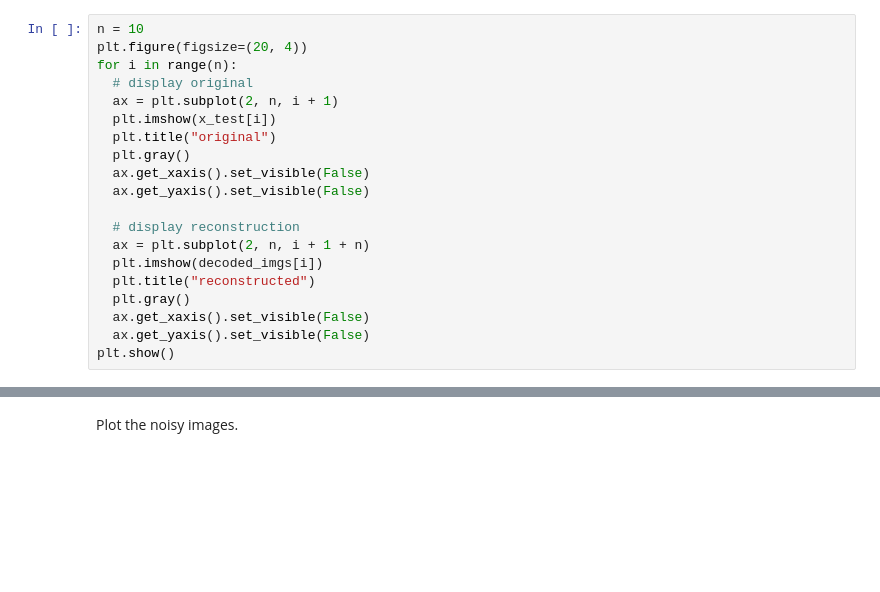
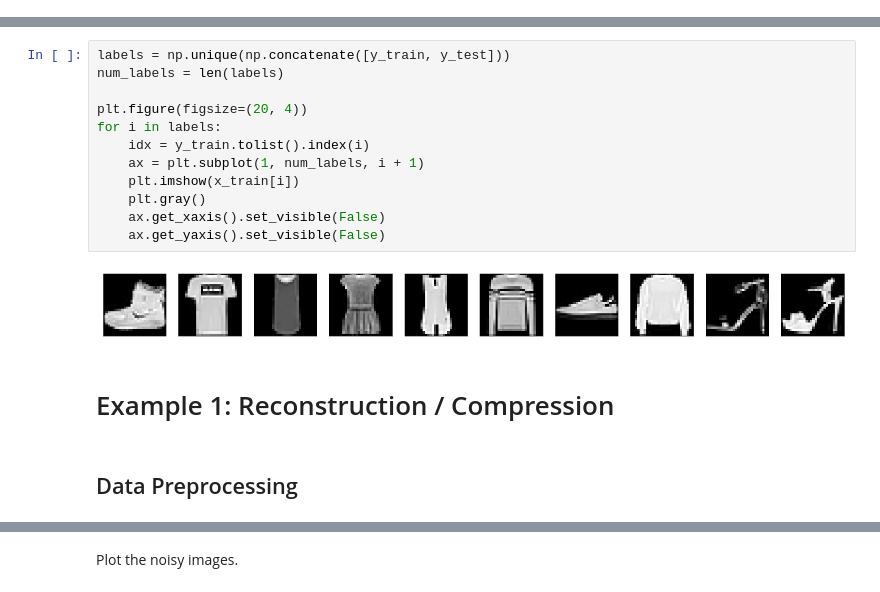
Before and after one commit to chihyanghsu0805/keras_tutorial, a Jupyter notebook: tutorials/tensorflow/autoencoder/autoencoder.ipynb, the cells around one changed output, grey strips where cells are left out. Cells and saved outputs as stored; diff of their text form; blank space fills up the shorter version.

```diff
--- a/tutorials/tensorflow/autoencoder/autoencoder.ipynb
+++ b/tutorials/tensorflow/autoencoder/autoencoder.ipynb
@@ -114,20 +2,0 @@ decoded_imgs = autoencoder.decoder(encoded_imgs).numpy()
-# %%
-n = 10
-plt.figure(figsize=(20, 4))
-for i in range(n):
-  # display original
-  ax = plt.subplot(2, n, i + 1)
-  plt.imshow(x_test[i])
-  plt.title("original")
-  plt.gray()
-  ax.get_xaxis().set_visible(False)
-  ax.get_yaxis().set_visible(False)
-
-  # display reconstruction
-  ax = plt.subplot(2, n, i + 1 + n)
-  plt.imshow(decoded_imgs[i])
-  plt.title("reconstructed")
-  plt.gray()
-  ax.get_xaxis().set_visible(False)
-  ax.get_yaxis().set_visible(False)
-plt.show()
@@ -161,0 +37,18 @@ x_test_noisy = tf.clip_by_value(x_test_noisy, clip_value_min=0., clip_value_max=
+# %%
+labels = np.unique(np.concatenate([y_train, y_test]))
+num_labels = len(labels)
+
+plt.figure(figsize=(20, 4))
+for i in labels:
+    idx = y_train.tolist().index(i)
+    ax = plt.subplot(1, num_labels, i + 1)
+    plt.imshow(x_train[i])
+    plt.gray()
+    ax.get_xaxis().set_visible(False)
+    ax.get_yaxis().set_visible(False)
+# %% [output]
+[figure, added]
+# %% [markdown]
+# Example 1: Reconstruction / Compression
+# %% [markdown]
+## Data Preprocessing
```
Also changed, not shown: parts of 106 cells of this notebook.
